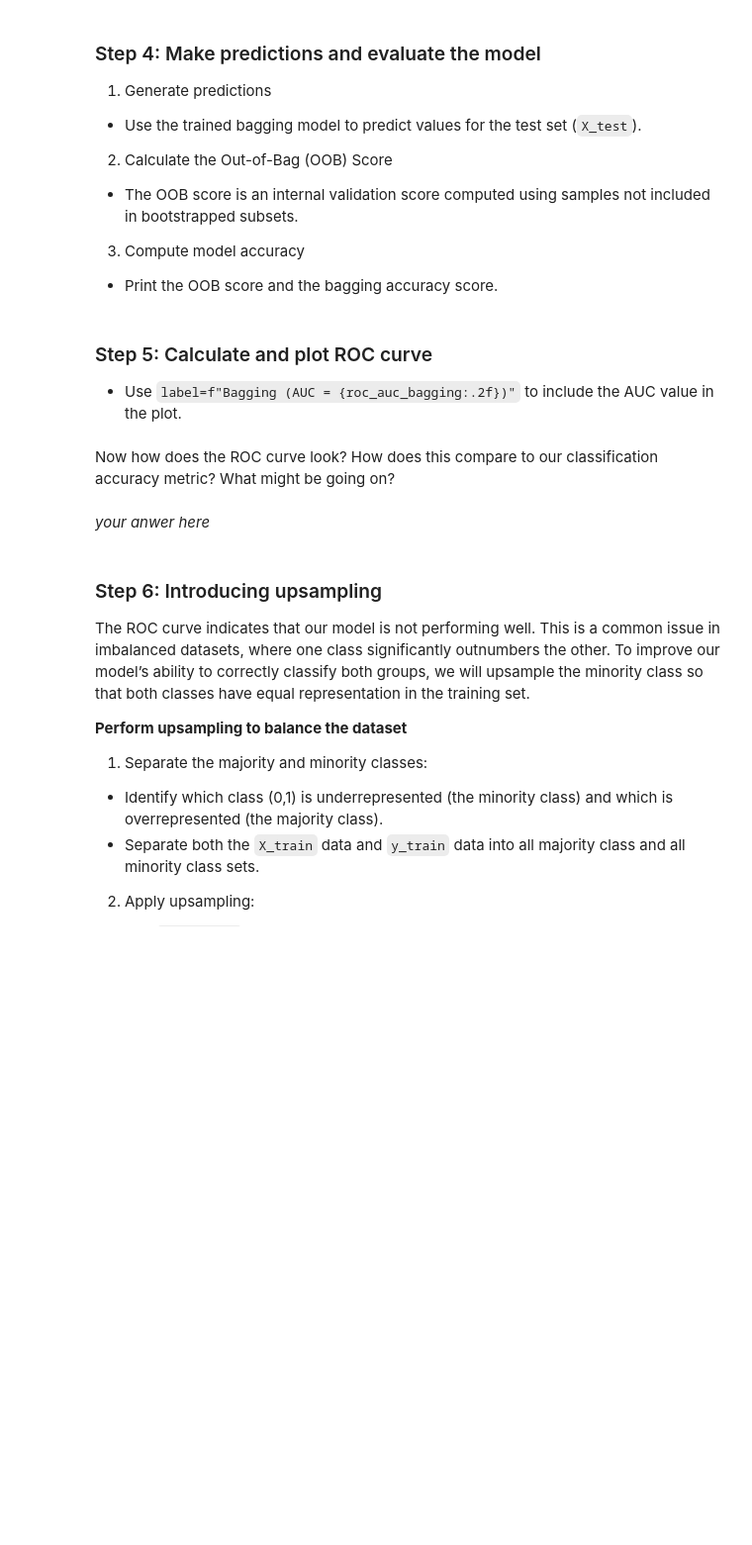
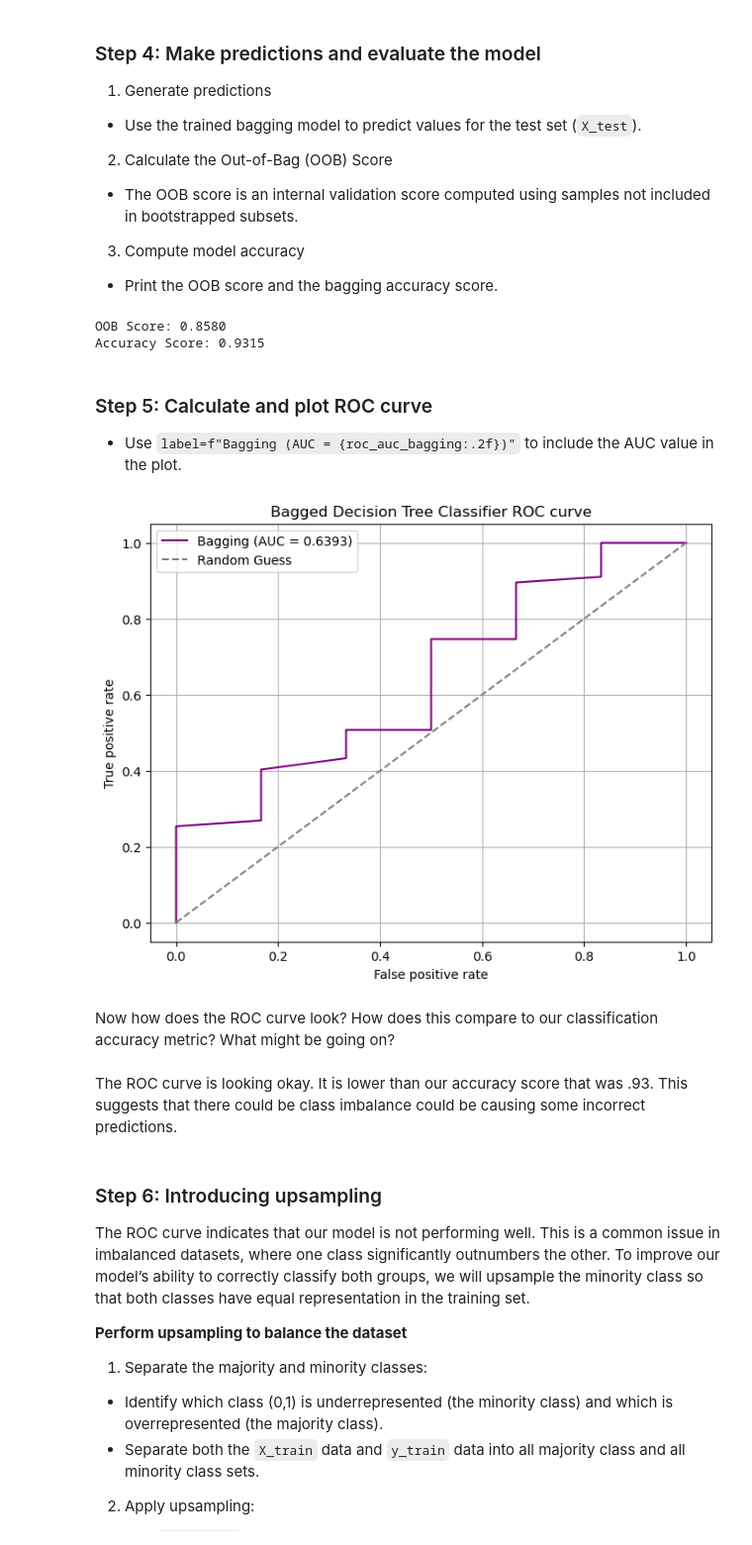
Before and after one commit to kimberleewong/EDS232-labs, a Jupyter notebook: Week5/lab5-birds.ipynb, the cells around one changed output. Shown at 99% size. Saved outputs shown, nothing was run; the diff lists cells and outputs as text; code cells hidden in the pictures; blank space fills up the shorter version.

```diff
--- a/Week5/lab5-birds.ipynb
+++ b/Week5/lab5-birds.ipynb
@@ -28,7 +28,7 @@ The 7 column names that start with "Diet:" should be renamed to simpler version
 
 Then select only that list of 21 key variables. **Print the head of your dataframe.**
 # %%
-birds = pd.read_csv("BirdTraitData.csv", encoding='unicode-escape')
+birds = pd.read_csv("BirdTraitData_new.csv", encoding='unicode-escape')
 birds.columns = birds.columns.str.replace(": ", "_")
 birds.columns
 # %% [output]
@@ -89,0 +94,6 @@ birds_clean.select_dtypes(include=['object'])
+# %%
+cat_labels = birds_impute.select_dtypes(include=["object"]).columns
+
+birds_impute[cat_labels] = birds_impute[cat_labels].apply(lambda col: LabelEncoder().fit_transform(col))
+
+birds_impute.head()
@@ -96,3 +114,19 @@ Our goal for this analysis is to predict whether a given bird species is present
 2. Initialize a bagging classifier with 100 trees, `oob_score =True`, `bootstrap = True` and `random_state = 808`.
 
 3. Train the model.
+# %%
+# Create variables
+X = birds_impute.drop('Subarid', axis = 1)
+y = birds_impute['Subarid']
+
+# Split imputed data
+X_train, X_test, y_train, y_test = train_test_split(X, y, test_size=0.3, random_state=808)
+
+# Initialize bagging classifier
+bagging = BaggingClassifier(n_estimators = 100,
+                            bootstrap = True,
+                            oob_score = True,
+                            random_state = 808)
+
+# Train bagging model
+bagging.fit(X_train, y_train)
@@ -107,14 +143,47 @@ Our goal for this analysis is to predict whether a given bird species is present
 
 3. Compute model accuracy
 - Print the OOB score and the bagging accuracy score.
+# %%
+# Generate predictions
+bagging_pred = bagging.predict(X_test)
+
+# Calculate OOB score
+oob_score = bagging.oob_score_
+bagging_accuracy = accuracy_score(y_test, bagging_pred)
+
+# Print results
+print(f"OOB Score: {oob_score:.4f}")
+print(f"Accuracy Score: {bagging_accuracy:.4f}")
+# %% [output]
+OOB Score: 0.8580
+Accuracy Score: 0.9315
 # %% [markdown]
 ### Step 5: Calculate and plot ROC curve
 
 - Use `label=f"Bagging (AUC = {roc_auc_bagging:.2f})"` to include the AUC value in the plot.
+# %%
+# Calculate ROC Curve
+fpr, tpr, _ = roc_curve(y_test, bagging.predict_proba(X_test)[:,1])
+
+# Calculate AUC
+roc_auc_bagging = auc(fpr, tpr)
+
+# Plot ROC curve
+plt.figure(figsize = (8,6))
+plt.plot(fpr, tpr, color = 'purple', label = f'Bagging (AUC = {roc_auc_bagging:.4f})')
+plt.plot([0, 1], [0, 1], color="gray", linestyle="--", label="Random Guess")
+plt.xlabel('False positive rate')
+plt.ylabel('True positive rate')
+plt.title('Bagged Decision Tree Classifier ROC curve')
+plt.legend()
+plt.grid(True)
+plt.show()
+# %% [output]
+[figure, added]
 # %% [markdown]
 Now how does the ROC curve look? How does this compare to our classification accuracy metric?  What might be going on?
-# %% [markdown]
-*your anwer here*
+# %% [markdown]
+The ROC curve is looking okay. It is lower than our accuracy score that was .93. This suggests that there could be class imbalance could be causing some incorrect predictions.
 # %% [markdown]
 ### Step 6: Introducing upsampling
 
```
Also changed, not shown: parts of 16 cells of this notebook.
